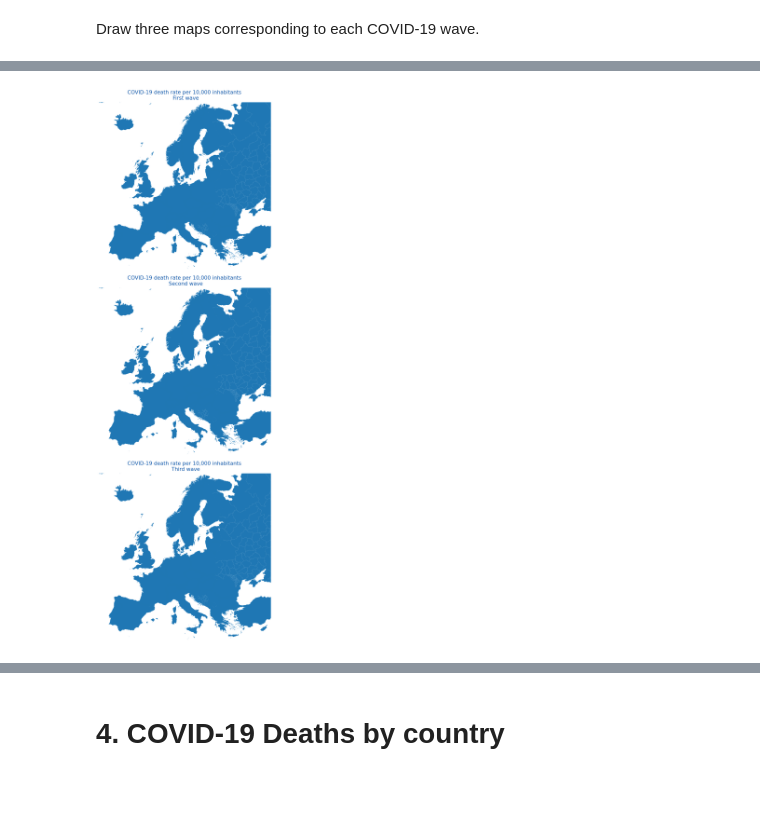
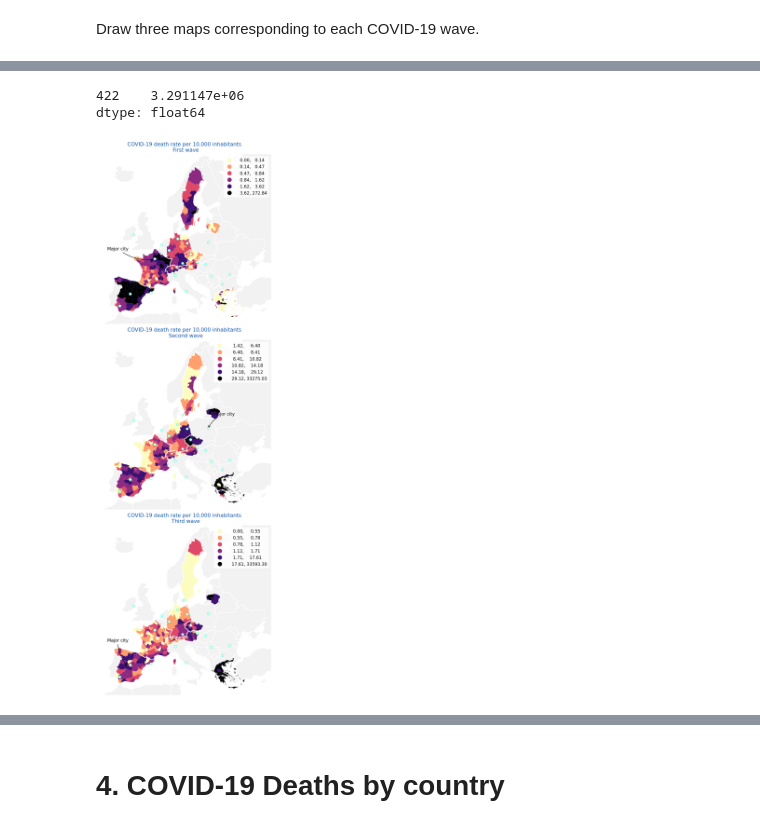
Before and after one commit to l5d1l5/ESPON-DATA, a Jupyter notebook: 03_Figures/02_Report Plots/Code.ipynb, the cells around one changed output, grey strips where cells are left out. Cells and saved outputs as stored; diff of their text form; code cells hidden in the pictures; blank space fills up the shorter version.

Commit message:
add: cities file

```diff
--- a/03_Figures/02_Report Plots/Code.ipynb
+++ b/03_Figures/02_Report Plots/Code.ipynb
@@ -83,10 +102,9 @@ shape = shape.to_crs(epsg = 3035)
-# %%
-# set mamp general general aspect
-
-plt.rcParams['axes.facecolor'] = 'white'
-plt.rcParams['axes.edgecolor'] = 'white'
-plt.rcParams['axes.grid'] = True
-plt.rcParams['grid.alpha'] = 0.4
-plt.rcParams['grid.color'] = "white"
-plt.rcParams['axes.facecolor'] = '#f4f9fa'
-plt.rcParams['figure.dpi'] = 80
+# %%
+geo_d_rate = gpd.GeoDataFrame(pd.merge(d, shape, left_on = 'NUTS_ID_2021', right_on = 'NUTS_ID'))
+# %%
+# convert the geo data
+shape = shape.to_crs(epsg = 3035)
+geo_d_rate = geo_d_rate.to_crs(epsg = 3035)
+world = world.to_crs(epsg = 3035)
+cities.crs = "epsg:4326"
+cities = cities.to_crs(epsg = 3035)
@@ -93,27 +127,61 @@ plt.rcParams['figure.dpi'] = 80
+# %%
+cities.query('city == "Warsaw"')['geometry'].y
+# %% [output]
+422    3.291147e+06
+dtype: float64
 # %%
-# plot the maps
+# ploat the maps
 
 fig, ax = plt.subplots(3,1, figsize = (19, 18), constrained_layout = True)
-shape.plot(ax = ax[0])
+world.plot(ax = ax[0], color = 'grey', alpha = .1)
+geo_d_rate.plot(column = 'D_first_wave', ax = ax[0], cmap='magma_r', scheme='quantiles', k = 6, legend = True)
+world.query('iso_a3 != "IRL" and iso_a3 != "GBR" and iso_a3 != "ISL"').boundary.plot(color = 'w', linewidth = 1.4 , zorder  =1, ax =ax[0])
 ax[0].set_xlim(2.4e6, 6.6e6)
 ax[0].set_ylim(0.13e7, 0.545e7)
 ax[0].set_title('COVID-19 death rate per 10,000 inhabitants \n First wave', loc = 'center', color = '#054ea2')
+# legend
+leg = ax[0].get_legend()
+leg.get_frame().set_color('w')
+# annotate
+ax[0].annotate("Major city", xy=(3.75e6, 2.87e6), xytext=(2.6e6, 3.1e6),
+            arrowprops=dict(arrowstyle="->", connectionstyle="arc3,rad=.2"))
 
-shape.plot(ax = ax[1])
+
+world.plot(ax = ax[1], color = 'grey', alpha = .1)
+geo_d_rate.plot(column = 'D_second_wave', ax = ax[1], cmap='magma_r', scheme='quantiles', k = 6, legend = True)
+world.query('iso_a3 != "IRL" and iso_a3 != "GBR" and iso_a3 != "ISL"').boundary.plot(color = 'w', linewidth = 1.4 , zorder  =1, ax =ax[1])
 ax[1].set_title('COVID-19 death rate per 10,000 inhabitants \n Second wave', loc ='center', color = '#054ea2')
 ax[1].set_xlim(2.4e6, 6.6e6)
 ax[1].set_ylim(0.13e7, 0.545e7)
+# legend
+leg = ax[1].get_legend()
+leg.get_frame().set_color('w')
 
-shape.plot(ax = ax[2])
+# annotate
+ax[1].annotate("Major city", xy=(5.06e6, 3.28e6), xytext=(5.2e6, 3.6e6),
+            arrowprops=dict(arrowstyle="->", connectionstyle="arc3,rad=.2"))
+
+
+world.plot(ax = ax[2], color = 'grey', alpha = .1)
+geo_d_rate.plot(column = 'D_third_wave', ax = ax[2], cmap='magma_r', scheme='quantiles', k = 6, legend = True)
+world.query('iso_a3 != "IRL" and iso_a3 != "GBR" and iso_a3 != "ISL"').boundary.plot(color = 'w', linewidth = 1.4 , zorder  =1, ax =ax[2])
 ax[2].set_title('COVID-19 death rate per 10,000 inhabitants \n Third wave', loc = 'center', color = '#054ea2')
 ax[2].set_xlim(2.4e6, 6.6e6)
 ax[2].set_ylim(0.13e7, 0.545e7)
+# legend
+leg = ax[2].get_legend()
+leg.get_frame().set_color('w')
+
+# annotate
+ax[2].annotate("Major city", xy=(3.1e6, 2e6), xytext=(2.6e6, 2.6e6),
+            arrowprops=dict(arrowstyle="->", connectionstyle="arc3,rad=.2"))
 
 for i in range(3):
     ax[i].axis('off')
+    cities.plot(marker = 'h', ax = ax[i], facecolor = 'w', zorder = 1, edgecolor = '#44FFD2')
 
 plt.show()
 
 # plt.savefig(Fig + 'Figure_02.png', dpi = 500)
 # %% [output]
-[figure, old version]
+[figure, new version]
```
Also changed, not shown: parts of 12 cells of this notebook, 2 other files.
